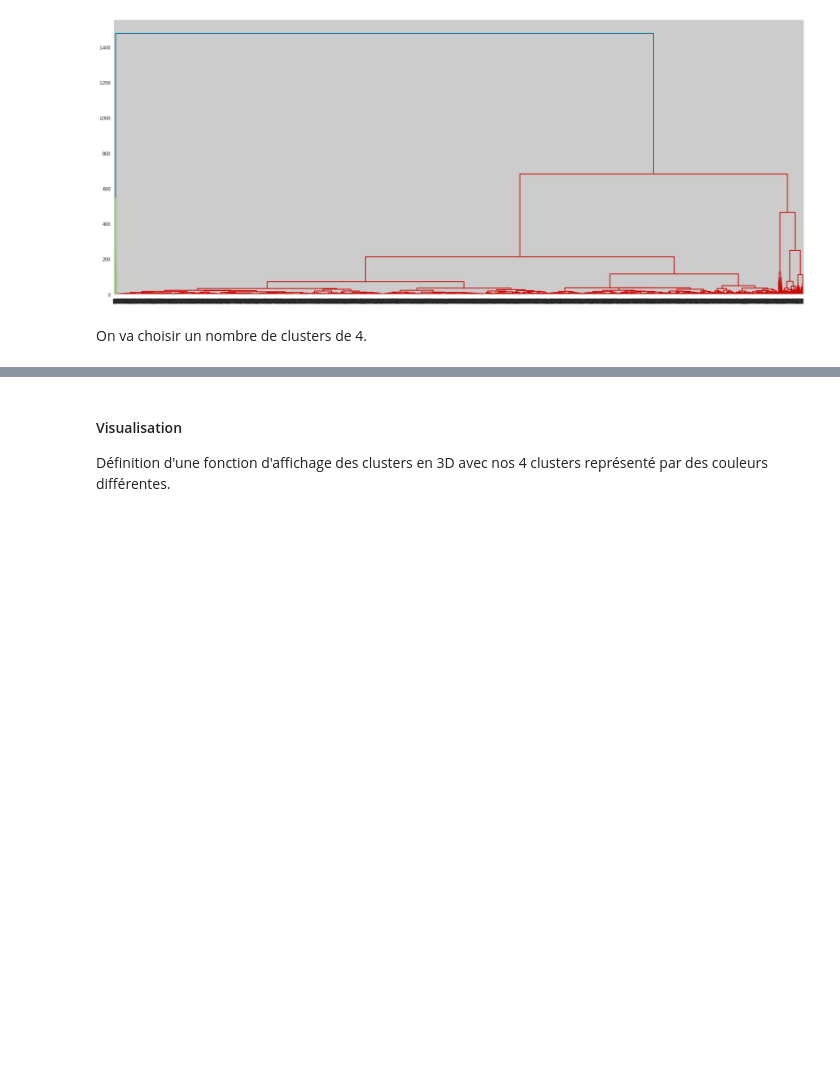
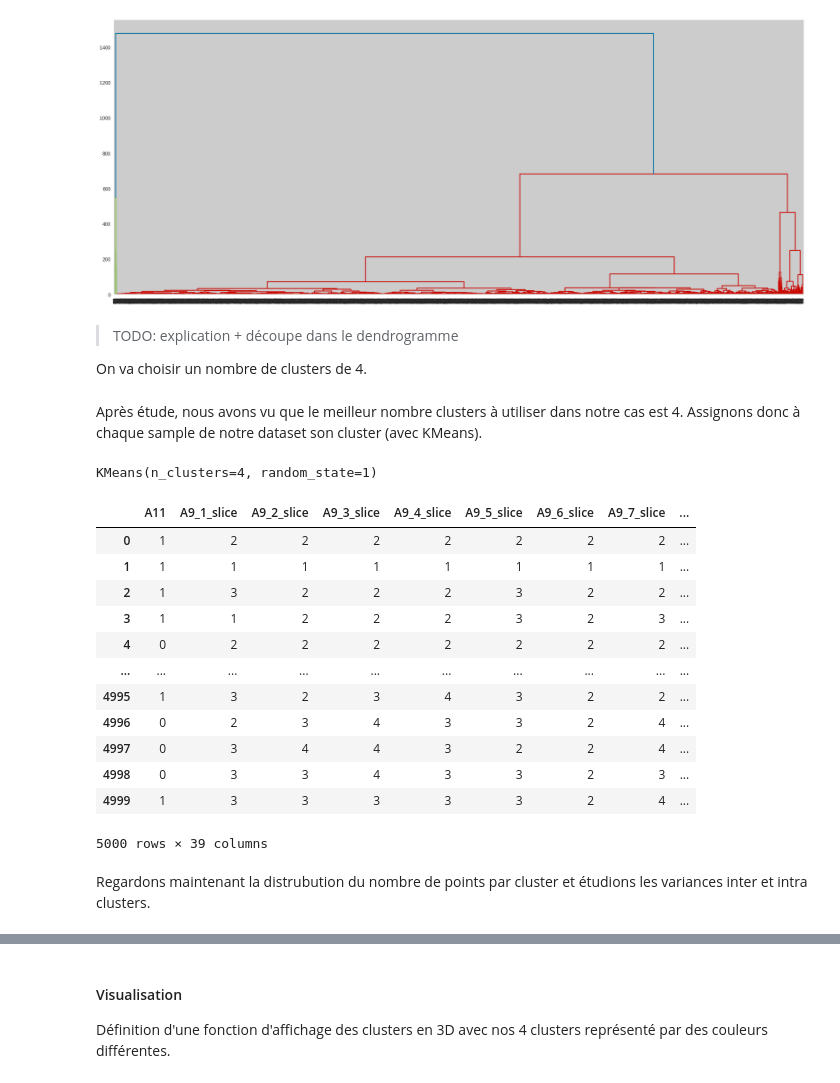
Before and after one commit to TopAgrume/Kantar_projects, a Jupyter notebook: 1_clustering/tp1_best.ipynb, the cells around one changed output, grey strips where cells are left out. Drawn from its saved outputs; the diff is of its cells as text; code cells hidden in the pictures; blank space fills up the shorter version.

```diff
--- a/1_clustering/tp1_best.ipynb
+++ b/1_clustering/tp1_best.ipynb
@@ -238,5 +233,33 @@ dendrogram(Z, orientation='top')
 plt.show()
 # %% [output]
 [figure]
+# %%
+nb_cluster = 4
 # %% [markdown]
+> TODO: explication + découpe dans le dendrogramme
+
 On va choisir un nombre de clusters de 4.
+# %% [markdown]
+Après étude, nous avons vu que le meilleur nombre clusters à utiliser dans notre cas est 4. Assignons donc à chaque sample de notre dataset son cluster (avec KMeans).
+# %%
+kmeans = KMeans(n_clusters=nb_cluster, random_state=1)
+kmeans.fit(X_scaled, sample_weight=weights)
+# %% [output]
+KMeans(n_clusters=4, random_state=1)
+# %%
+orange_variables['cluster'] = kmeans.labels_
+orange_variables
+# %% [output]
+|  | A11 | A9_1_slice | A9_2_slice | A9_3_slice | A9_4_slice | A9_5_slice | A9_6_slice | A9_7_slice | ... |
+| 0 | 1 | 2 | 2 | 2 | 2 | 2 | 2 | 2 | ... |
+| 1 | 1 | 1 | 1 | 1 | 1 | 1 | 1 | 1 | ... |
+| 2 | 1 | 3 | 2 | 2 | 2 | 3 | 2 | 2 | ... |
+| 3 | 1 | 1 | 2 | 2 | 2 | 3 | 2 | 3 | ... |
+| 4 | 0 | 2 | 2 | 2 | 2 | 2 | 2 | 2 | ... |
+| ... | ... | ... | ... | ... | ... | ... | ... | ... | ... |
+| 4995 | 1 | 3 | 2 | 3 | 4 | 3 | 2 | 2 | ... |
+| 4996 | 0 | 2 | 3 | 4 | 3 | 3 | 2 | 4 | ... |
+| 4997 | 0 | 3 | 4 | 4 | 3 | 2 | 2 | 4 | ... |
+| 4998 | 0 | 3 | 3 | 4 | 3 | 3 | 2 | 3 | ... |
+| 4999 | 1 | 3 | 3 | 3 | 3 | 3 | 2 | 4 | ... |
+5000 rows × 39 columns
@@ -242,0 +268,2 @@ On va choisir un nombre de clusters de 4.
+# %% [markdown]
+Regardons maintenant la distrubution du nombre de points par cluster et étudions les variances inter et intra clusters.
```
Also changed, not shown: parts of 31 cells of this notebook, 1 other file.
